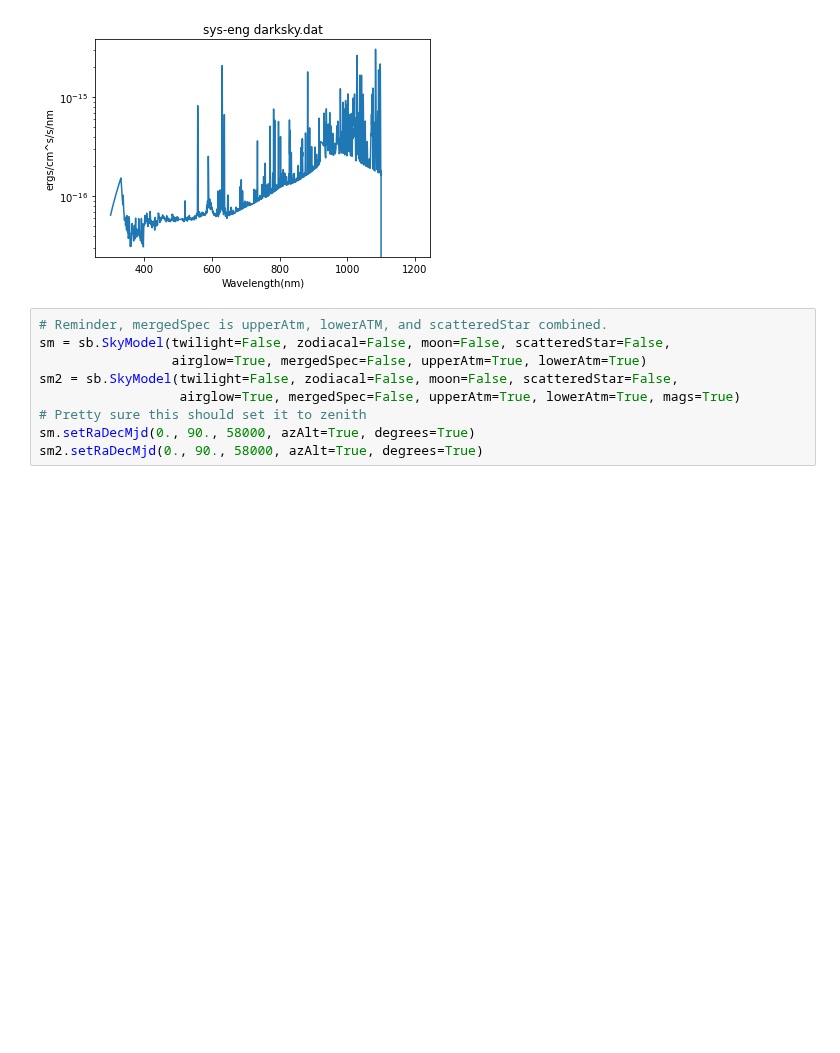
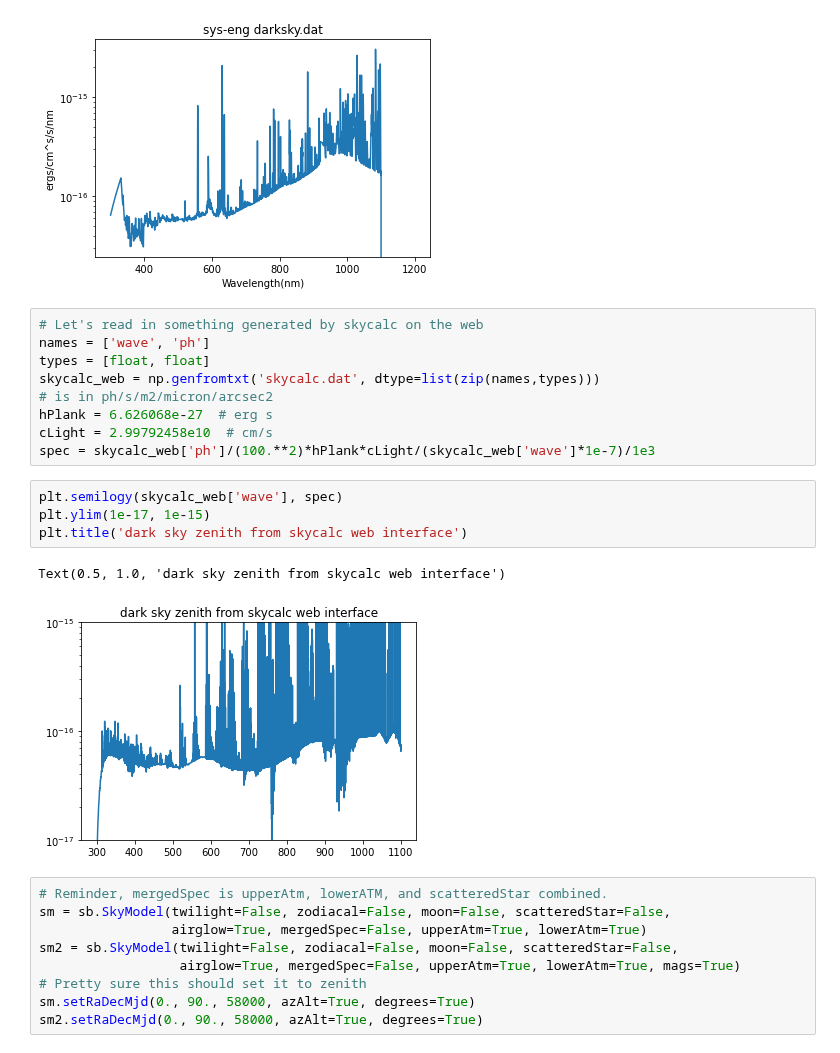
Before and after one commit to yoachim/21_Scratch, a Jupyter notebook: dark_sky_check/check_darksky.ipynb, the cells around one changed output. Drawn from its saved outputs; the diff is of its cells as text; blank space fills up the shorter version.

Commit message:
checking dark sky

```diff
--- a/dark_sky_check/check_darksky.ipynb
+++ b/dark_sky_check/check_darksky.ipynb
@@ -18,6 +18,22 @@ plt.ylabel('ergs/cm^s/s/nm')
 # %% [output]
 Text(0, 0.5, 'ergs/cm^s/s/nm')
 [figure]
+# %%
+# Let's read in something generated by skycalc on the web
+names = ['wave', 'ph']
+types = [float, float]
+skycalc_web = np.genfromtxt('skycalc.dat', dtype=list(zip(names,types)))
+# is in ph/s/m2/micron/arcsec2
+hPlank = 6.626068e-27  # erg s
+cLight = 2.99792458e10  # cm/s
+spec = skycalc_web['ph']/(100.**2)*hPlank*cLight/(skycalc_web['wave']*1e-7)/1e3
+# %%
+plt.semilogy(skycalc_web['wave'], spec)
+plt.ylim(1e-17, 1e-15)
+plt.title('dark sky zenith from skycalc web interface')
+# %% [output]
+Text(0.5, 1.0, 'dark sky zenith from skycalc web interface')
+[figure, added]
 # %%
 # Reminder, mergedSpec is upperAtm, lowerATM, and scatteredStar combined.
 sm = sb.SkyModel(twilight=False, zodiacal=False, moon=False, scatteredStar=False,
```
Also changed, not shown: 2 other files.
